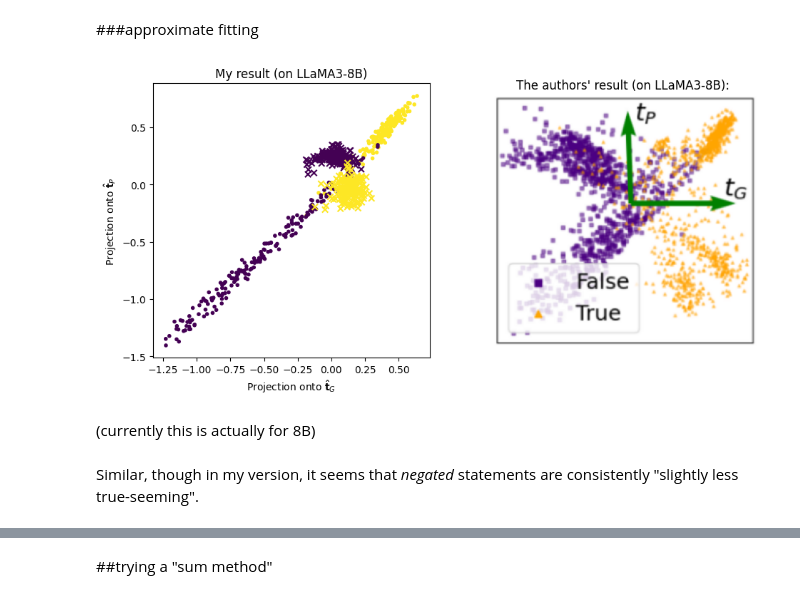
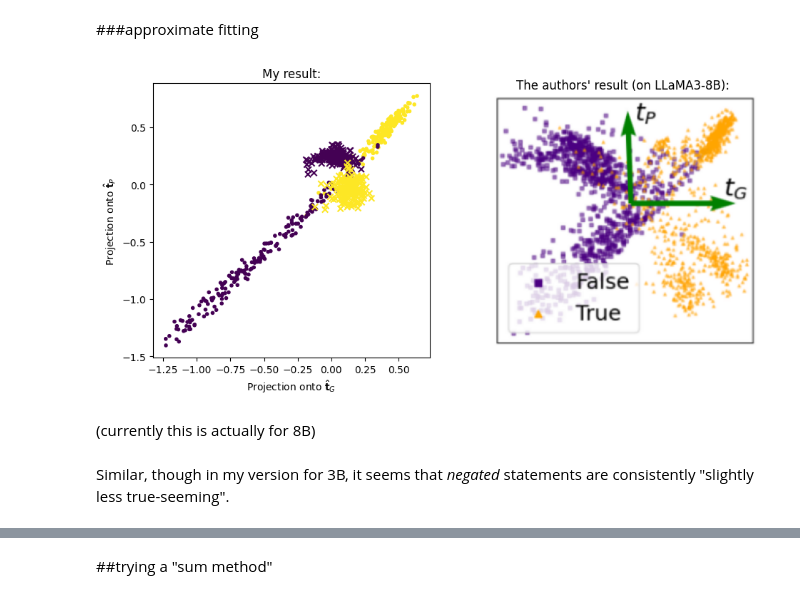
Before and after one commit to JDS289/BaLD4LLM, a Jupyter notebook: proj.ipynb, the cells around one changed output, grey strips where cells are left out. Saved outputs shown, nothing was run; the diff lists cells and outputs as text; code cells hidden in the pictures.

```diff
--- a/proj.ipynb
+++ b/proj.ipynb
@@ -415,3 +417,26 @@ def angle_between(v1, v2):
+# %%
+def plot_separation(capitalsResults2D, t_G, t_P):
+    states_projected_tagged = np.array([(np.dot(results["states"]-mu_hat, t_G),
+                                        np.dot(results["states"]-mu_hat, t_P),
+                                        results["actual"], results["polarity"]) for results in capitalsResults2D],
+                                dtype=[("G_projection", "f8"), ("P_Projection", "f8"), ("actual", bool), ("polarity", "U11")])
+
+    fig, (ax, ax_other) = plt.subplots(ncols=2, figsize=(11, 5))
+    ax.set_xlabel("Projection onto $\mathbf{\hat{t}}_G$")
+    ax.set_ylabel("Projection onto $\mathbf{\hat{t}}_P$")
+
+    affirmative_states = states_projected_tagged[states_projected_tagged["polarity"]=="affirmative"]
+    negated_states = states_projected_tagged[states_projected_tagged["polarity"]=="negated"]
+
+    ax.scatter(affirmative_states["G_projection"], affirmative_states["P_Projection"], c=affirmative_states["actual"], marker=".")
+    ax.scatter(negated_states["G_projection"], negated_states["P_Projection"], c=negated_states["actual"], marker="x")
+
+    ax.set_title(f"My result:")
+    ax_other.set_title("The authors' result (on LLaMA3-8B):")
+
+    img = mpimg.imread("drive/MyDrive/affirmativeAndNegated2.png")
+    ax_other.imshow(img)
+    ax_other.set_axis_off()
 # %% [markdown]
 ##data collection
 # %%
@@ -547,34 +572,14 @@ t_G = np.mean(capitalsResults2D[capitalsResults2D["actual"]==True]["states"], ax
 #t_G /= np.linalg.norm(t_G)
 t_P = np.mean(capitalsResults2D[capitalsResults2D["actual"]==((capitalsResults2D["polarity"]=="affirmative"))]["states"], axis=0) - mu_hat
 #t_P /= np.linalg.norm(t_P)
-# %%
-states_projected_tagged = np.array([(np.dot(results["states"]-mu_hat, t_G),
-                                     np.dot(results["states"]-mu_hat, t_P),
-                                     results["actual"], results["polarity"]) for results in capitalsResults2D],
-                             dtype=[("G_projection", "f8"), ("P_Projection", "f8"), ("actual", bool), ("polarity", "U11")])
-
-fig, (ax, ax_other) = plt.subplots(ncols=2, figsize=(11, 5))
-ax.set_xlabel("Projection onto $\mathbf{\hat{t}}_G$")
-ax.set_ylabel("Projection onto $\mathbf{\hat{t}}_P$")
-
-affirmative_states = states_projected_tagged[states_projected_tagged["polarity"]=="affirmative"]
-negated_states = states_projected_tagged[states_projected_tagged["polarity"]=="negated"]
-
-ax.scatter(affirmative_states["G_projection"], affirmative_states["P_Projection"], c=affirmative_states["actual"], marker=".")
-ax.scatter(negated_states["G_projection"], negated_states["P_Projection"], c=negated_states["actual"], marker="x")
-
-ax.set_title(f"My result (on LLaMA3-{[3, 8][1]}B)")
-ax_other.set_title("The authors' result (on LLaMA3-8B):")
-
-img = mpimg.imread("drive/MyDrive/affirmativeAndNegated2.png")
-ax_other.imshow(img)
-ax_other.set_axis_off()
-# %% [output]
-[figure, removed]
+# %%
+plot_separation(capitalsResults2D)
+# %% [output]
+[figure, added]
 # %% [markdown]
 (currently this is actually for 8B)
 # %% [markdown]
-Similar, though in my version, it seems that *negated* statements are consistently "slightly less true-seeming".
+Similar, though in my version for 3B, it seems that *negated* statements are consistently "slightly less true-seeming".
 # %% [markdown]
 It's worth noting that the paper contains many less elegant graphs than that one, e.g.
 
```
Also changed, not shown: parts of 14 cells of this notebook.
